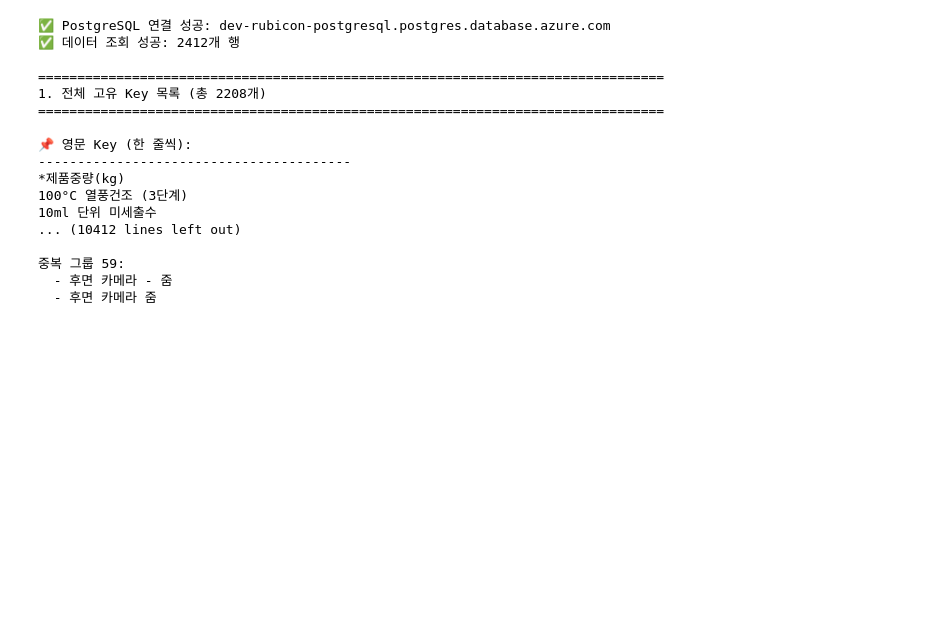
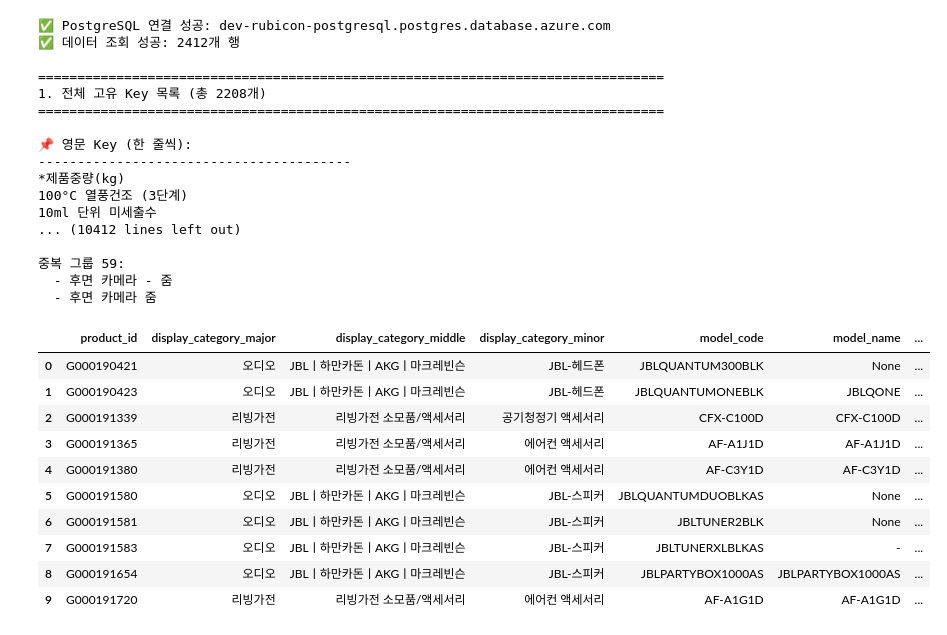
Before and after one commit to sm1835dh/dev_sr_preperation, a Jupyter notebook: notebooks/kt_eda.ipynb, the cells around one changed output. Cells and saved outputs as stored; diff of their text form; code cells hidden in the pictures; blank space fills up the shorter version.

Commit message:
* product_specification 분석중 #2

```diff
--- a/notebooks/kt_eda.ipynb
+++ b/notebooks/kt_eda.ipynb
@@ -751,4 +751,16 @@ unique_keys = analyze_similar_keys()
   - 후면 카메라 - 줌
   - 후면 카메라 줌
 # %%
-df_products
+df_products.head(10)
+# %% [output]
+|  | product_id | display_category_major | display_category_middle | display_category_minor | model_code | model_name | ... |
+| 0 | G000190421 | 오디오 | JBLㅣ하만카돈ㅣAKGㅣ마크레빈슨 | JBL-헤드폰 | JBLQUANTUM300BLK | None | ... |
+| 1 | G000190423 | 오디오 | JBLㅣ하만카돈ㅣAKGㅣ마크레빈슨 | JBL-헤드폰 | JBLQUANTUMONEBLK | JBLQONE | ... |
+| 2 | G000191339 | 리빙가전 | 리빙가전 소모품/액세서리 | 공기청정기 액세서리 | CFX-C100D | CFX-C100D | ... |
+| 3 | G000191365 | 리빙가전 | 리빙가전 소모품/액세서리 | 에어컨 액세서리 | AF-A1J1D | AF-A1J1D | ... |
+| 4 | G000191380 | 리빙가전 | 리빙가전 소모품/액세서리 | 에어컨 액세서리 | AF-C3Y1D | AF-C3Y1D | ... |
+| 5 | G000191580 | 오디오 | JBLㅣ하만카돈ㅣAKGㅣ마크레빈슨 | JBL-스피커 | JBLQUANTUMDUOBLKAS | None | ... |
+| 6 | G000191581 | 오디오 | JBLㅣ하만카돈ㅣAKGㅣ마크레빈슨 | JBL-스피커 | JBLTUNER2BLK | None | ... |
+| 7 | G000191583 | 오디오 | JBLㅣ하만카돈ㅣAKGㅣ마크레빈슨 | JBL-스피커 | JBLTUNERXLBLKAS | - | ... |
+| 8 | G000191654 | 오디오 | JBLㅣ하만카돈ㅣAKGㅣ마크레빈슨 | JBL-스피커 | JBLPARTYBOX1000AS | JBLPARTYBOX1000AS | ... |
+| 9 | G000191720 | 리빙가전 | 리빙가전 소모품/액세서리 | 에어컨 액세서리 | AF-A1G1D | AF-A1G1D | ... |
```
Also changed, not shown: parts of 6 cells of this notebook, 3 other files.
